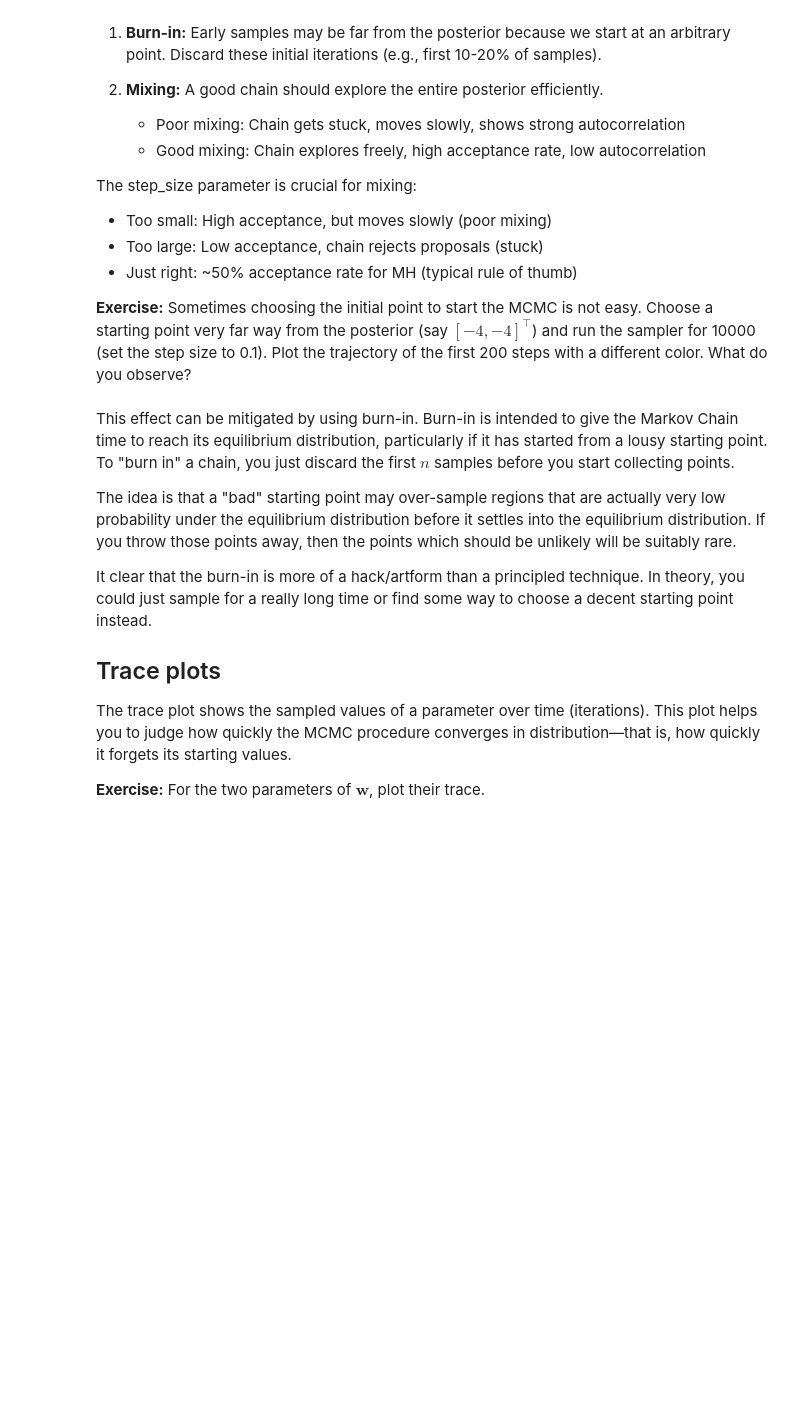
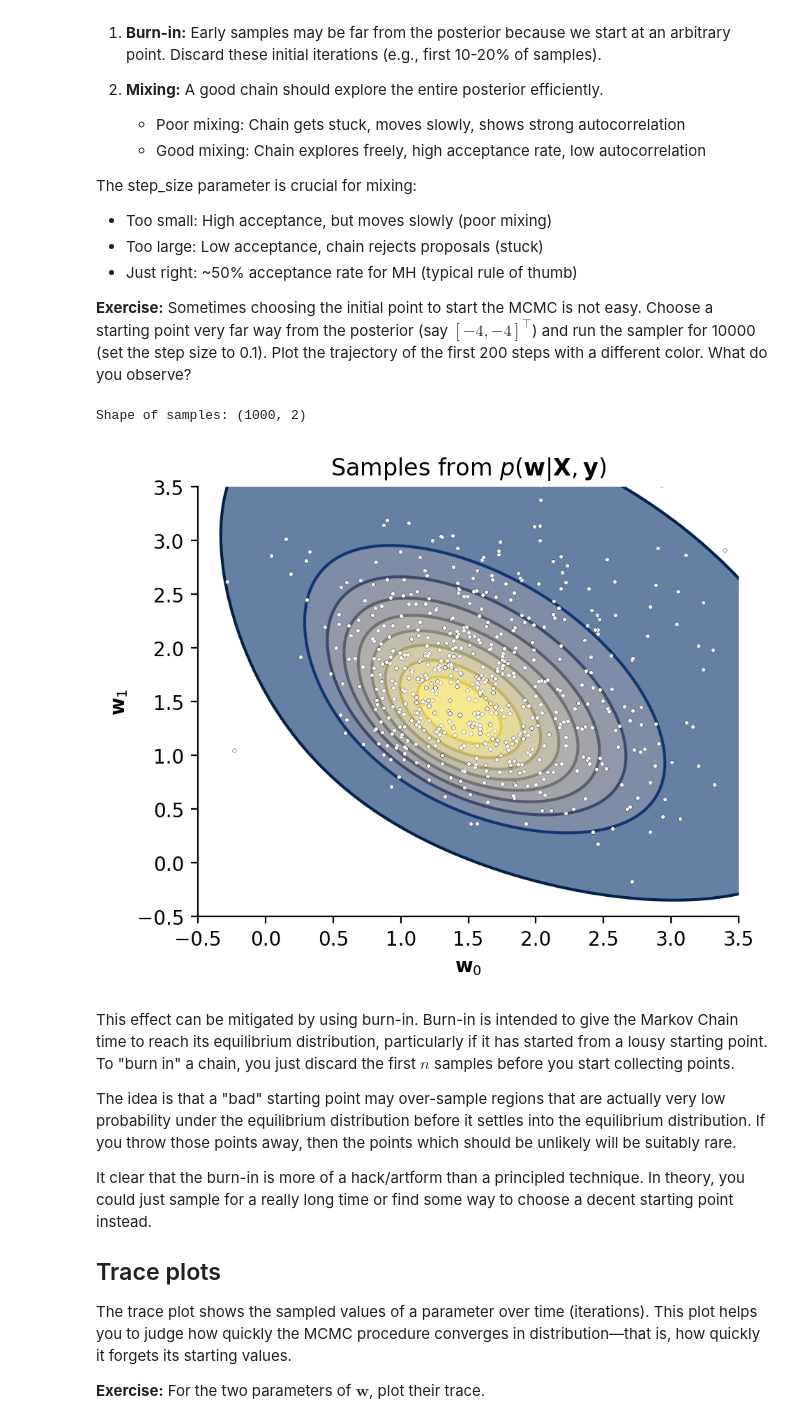
Before and after one commit to torsteinpund/asi-labs, a Jupyter notebook: labs/02_Classification_with_MCMC.ipynb, the cells around one changed output. Saved outputs shown, nothing was run; the diff lists cells and outputs as text; code cells hidden in the pictures; blank space fills up the shorter version.

```diff
--- a/labs/02_Classification_with_MCMC.ipynb
+++ b/labs/02_Classification_with_MCMC.ipynb
@@ -162,7 +164,7 @@ def bernoulli_logdensity(y, p):
         Log-likelihood values
     """
     # @@ COMPLETE @@
-    # out =
+    out = y * jnp.log(p + 1e-6) + (1 - y) * jnp.log(1 - p + 1e-6)
     return out
 
 
@@ -187,7 +189,7 @@ def gaussian_logdensity(x, mean=0, var=1):
         Log-density value
     """
     # @@ COMPLETE @@
-    # out =
+    out = -0.5 * (jnp.sum((x - mean) ** 2) / var + len(x) * jnp.log(2 * jnp.pi * var))
     return out
 # %% [markdown]
 # 2. Random Walk with Metropolis-Hastings Correction
@@ -241,7 +243,7 @@ def posterior_logdensity(w, X, y):
         Log-posterior (unnormalized)
     """
     # @@ COMPLETE @@
-    # log_posterior =
+    log_posterior = jnp.sum(bernoulli_logdensity(y, logistic(X @ w))) + gaussian_logdensity(w)
     return log_posterior
 # %% [markdown]
 **Exercise:**
@@ -278,13 +280,13 @@ def mcmc_step(w_prev, step_size, key, X, y):
     key1, key2 = jax.random.split(key)  # Split key for two independent random draws
 
     # @@ COMPLETE @@
-    # random_walk_step =
-    # w_proposed =
-    # w_next =
-    # g_prev =
-    # g_proposed =
-    # log_u =
-    # w_next = jnp.where( ... )
+    random_walk_step = jax.random.normal(key1, shape=w_prev.shape) * step_size
+    w_proposed = w_prev + random_walk_step
+    w_next = w_prev
+    g_prev = posterior_logdensity(w_prev, X, y)
+    g_proposed = posterior_logdensity(w_proposed, X, y)
+    log_u = jax.random.uniform(key2)
+    w_next = jnp.where(log_u < jnp.exp(g_proposed - g_prev), w_proposed, w_next)
     return w_next
 # %% [markdown]
 Below, run the sampling for multiple iterations.
@@ -471,18 +483,28 @@ Plot the trajectory of the first 200 steps with a different color. What do you o
 # %%
 # @@ COMPLETE @@
 key_init = jax.random.key(0)
-# w_init =
-# samples =
+w_init = jnp.array([-4.0, -4.0])
+samples = run_sampling(w_init, key_init, n_samples=1000, step_size=0.5)
 
 print("Shape of samples:", samples.shape)
+# %% [output]
+Shape of samples: (1000, 2)
 # %%
 fig, ax = plt.subplots(figsize=[5, 4])
 # @@ COMPLETE @@
+ax.scatter(
+    *samples.T, s=4, edgecolor="black", linewidth=0.1, zorder=10, facecolor="white"
+)
+plot_posterior(ax)
+ax.set_xlim(-0.5, 3.5)
+ax.set_ylim(-0.5, 3.5)
 
 ax.set_xlabel(r"$\mathbf{w}_0$")
 ax.set_ylabel(r"$\mathbf{w}_1$")
 ax.set_title(r"Samples from $p(\mathbf{w}|\mathbf{X},\mathbf{y}) $")
 plt.show()
+# %% [output]
+[figure, added]
 # %% [markdown]
 This effect can be mitigated by using burn-in.
 Burn-in is intended to give the Markov Chain time to reach its equilibrium distribution, particularly if it has started from a lousy starting point. To "burn in" a chain, you just discard the first $n$ samples before you start collecting points.
```
Also changed, not shown: parts of 20 cells of this notebook, 1 other file.
